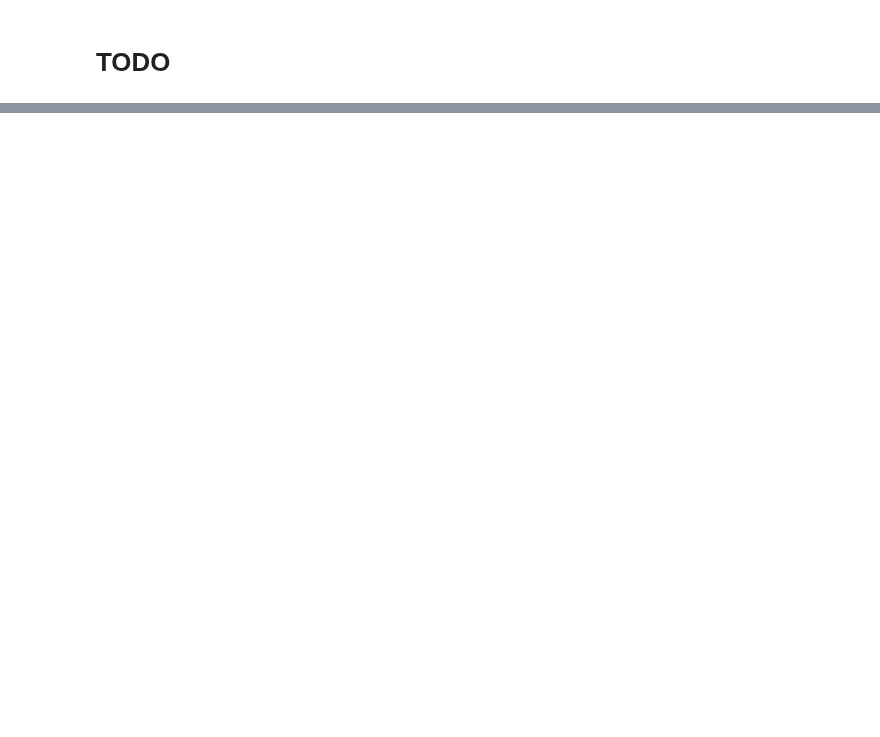
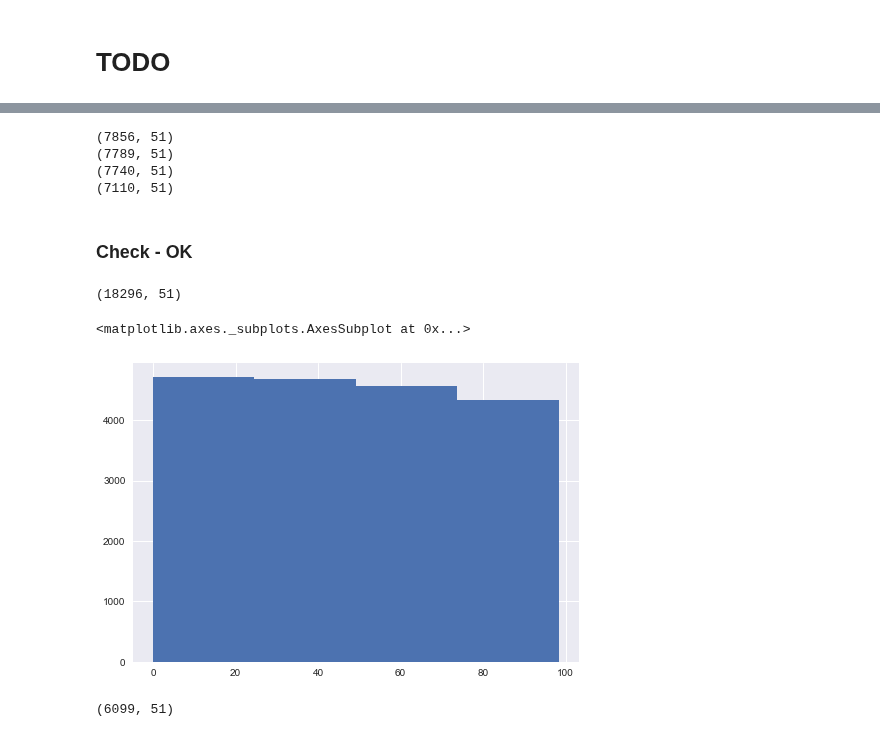
Before and after one commit to blanarik/kickstarter_success_prediction, a Jupyter notebook: 07_Kickstarter_preprocessing_and_feature_extraction.ipynb, the cells around one changed output, grey strips where cells are left out. Drawn from its saved outputs; the diff is of its cells as text; code cells hidden in the pictures; blank space fills up the shorter version.

Commit message:
Train, test, cv sets split

```diff
--- a/07_Kickstarter_preprocessing_and_feature_extraction.ipynb
+++ b/07_Kickstarter_preprocessing_and_feature_extraction.ipynb
@@ -497 +499,3 @@ df.drop(['db_image', 'db_video_url'], axis=1, inplace=True)
+# %%
+df['staff_pick'] = df['staff_pick'].astype('int')
 # %% [markdown]
@@ -500,0 +518,33 @@ df.drop(['db_image', 'db_video_url'], axis=1, inplace=True)
+# %%
+df_partitions = []
+df_train = pd.DataFrame()
+df_test = pd.DataFrame()
+df_cv = pd.DataFrame()
+
+for i in range(4):
+    df_partitions.append(df[(df['ratio_running_duration'] >= 25*i) & (df['ratio_running_duration'] < 25*(i+1))])
+    train, rest = train_test_split(df_partitions[i], test_size=0.4, random_state=16)
+    test, cv = train_test_split(rest, test_size=0.5, random_state=16)
+    df_train = df_train.append(train, ignore_index=True)
+    df_test = df_test.append(test, ignore_index=True)
+    df_cv = df_cv.append(cv, ignore_index=True)
+# %% [output]
+(7856, 51)
+(7789, 51)
+(7740, 51)
+(7110, 51)
+# %% [markdown]
+### Check - OK
+# %%
+df_train.shape
+# %% [output]
+(18296, 51)
+# %%
+df_train['ratio_running_duration'].hist(bins=4)
+# %% [output]
+<matplotlib.axes._subplots.AxesSubplot at 0x...>
+[figure, added]
+# %%
+df_test.shape
+# %% [output]
+(6099, 51)
```
Also changed, not shown: parts of 12 cells of this notebook.
